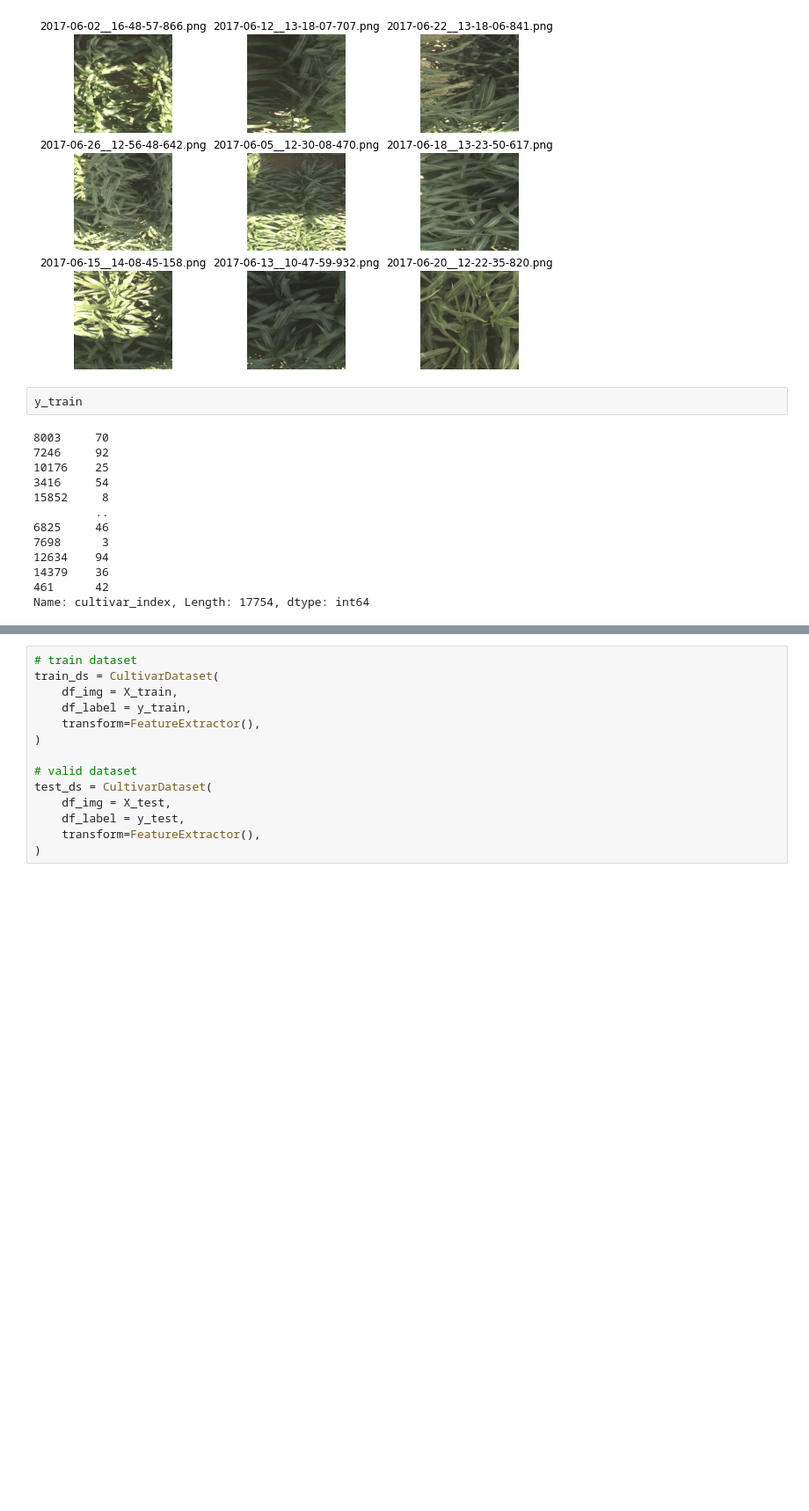
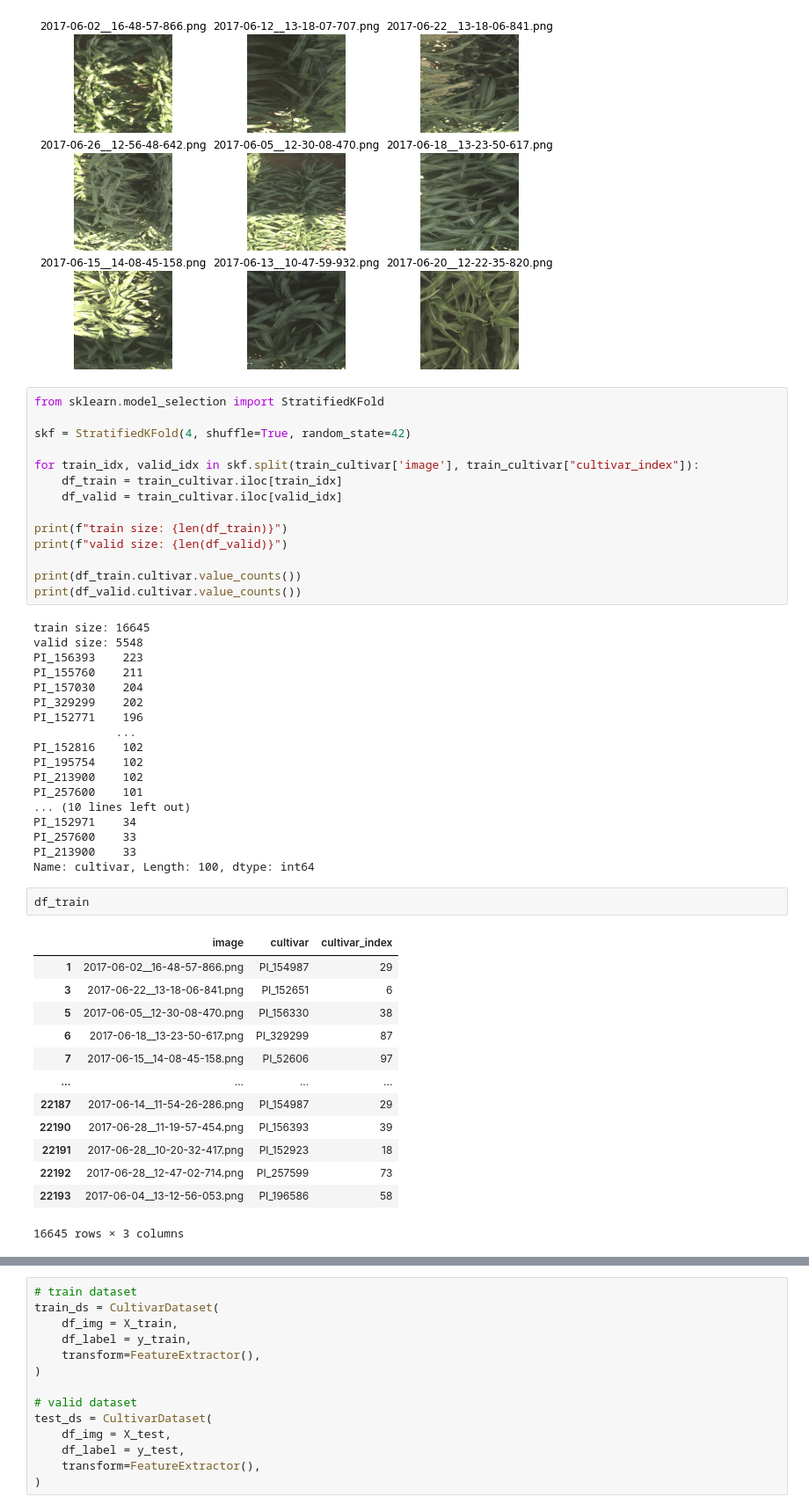
Before and after one commit to annabelng/convnet_crops, a Jupyter notebook: preprocessing.ipynb, the cells around one changed output, grey strips where cells are left out. Shown at 88% size. Cells and saved outputs as stored; diff of their text form; blank space fills up the shorter version.

Commit message:
training

```diff
--- a/preprocessing.ipynb
+++ b/preprocessing.ipynb
@@ -111,20 +135,53 @@ for i in range(1,10):
 # %% [output]
 [figure]
 # %%
-y_train
+from sklearn.model_selection import StratifiedKFold
+
+skf = StratifiedKFold(4, shuffle=True, random_state=42)
+
+for train_idx, valid_idx in skf.split(train_cultivar['image'], train_cultivar["cultivar_index"]):
+    df_train = train_cultivar.iloc[train_idx]
+    df_valid = train_cultivar.iloc[valid_idx]
+
+print(f"train size: {len(df_train)}")
+print(f"valid size: {len(df_valid)}")
+
+print(df_train.cultivar.value_counts())
+print(df_valid.cultivar.value_counts())
 # %% [output]
-8003     70
-7246     92
-10176    25
-3416     54
-15852     8
-         ..
-6825     46
-7698      3
-12634    94
-14379    36
-461      42
-Name: cultivar_index, Length: 17754, dtype: int64
+train size: 16645
+valid size: 5548
+PI_156393    223
+PI_155760    211
+PI_157030    204
+PI_329299    202
+PI_152771    196
+            ...
+PI_152816    102
+PI_195754    102
+PI_213900    102
+PI_257600    101
+... (10 lines left out)
+PI_152971    34
+PI_257600    33
+PI_213900    33
+Name: cultivar, Length: 100, dtype: int64
+# %%
+df_train
+# %% [output]
+|  | image | cultivar | cultivar_index |
+| 1 | 2017-06-02__16-48-57-866.png | PI_154987 | 29 |
+| 3 | 2017-06-22__13-18-06-841.png | PI_152651 | 6 |
+| 5 | 2017-06-05__12-30-08-470.png | PI_156330 | 38 |
+| 6 | 2017-06-18__13-23-50-617.png | PI_329299 | 87 |
+| 7 | 2017-06-15__14-08-45-158.png | PI_52606 | 97 |
+| ... | ... | ... | ... |
+| 22187 | 2017-06-14__11-54-26-286.png | PI_154987 | 29 |
+| 22190 | 2017-06-28__11-19-57-454.png | PI_156393 | 39 |
+| 22191 | 2017-06-28__10-20-32-417.png | PI_152923 | 18 |
+| 22192 | 2017-06-28__12-47-02-714.png | PI_257599 | 73 |
+| 22193 | 2017-06-04__13-12-56-053.png | PI_196586 | 58 |
+16645 rows × 3 columns
 # %%
 model_name_or_path = 'facebook/convnext-tiny-224'
 feature_extractor = ConvNextFeatureExtractor.from_pretrained(model_name_or_path)
```
Also changed, not shown: parts of 13 cells of this notebook.
